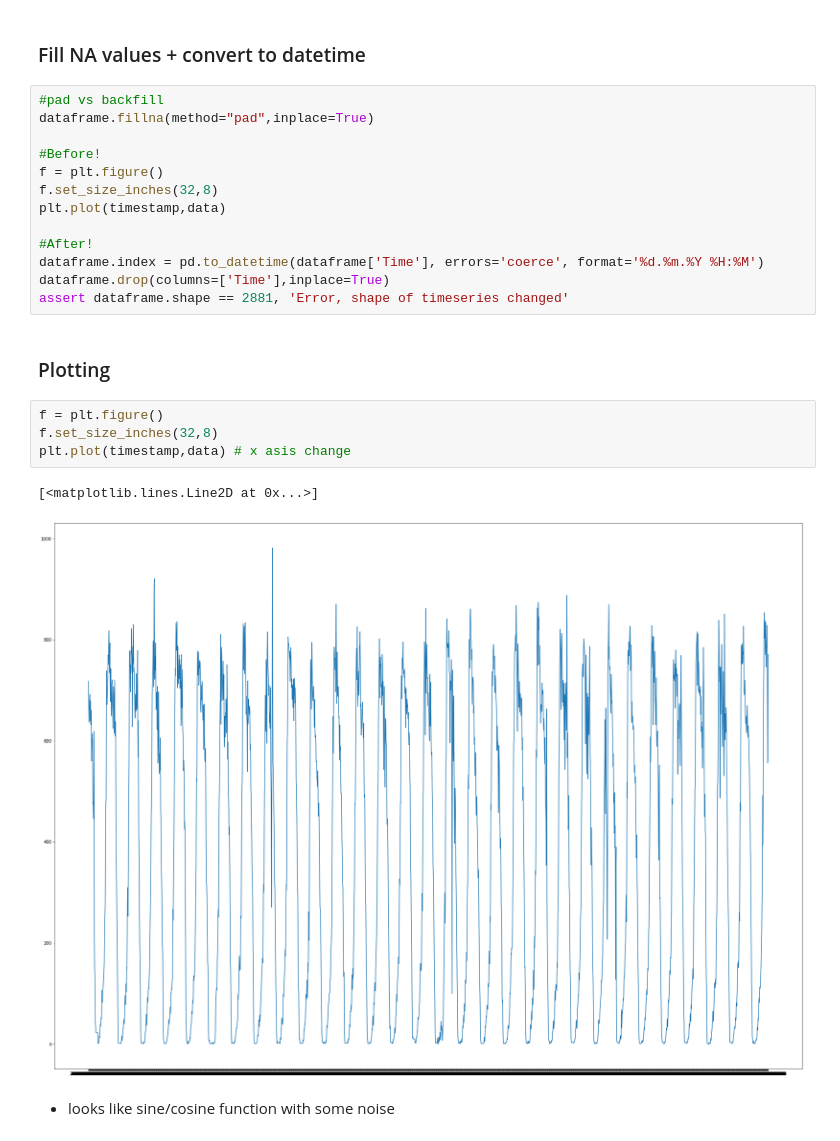
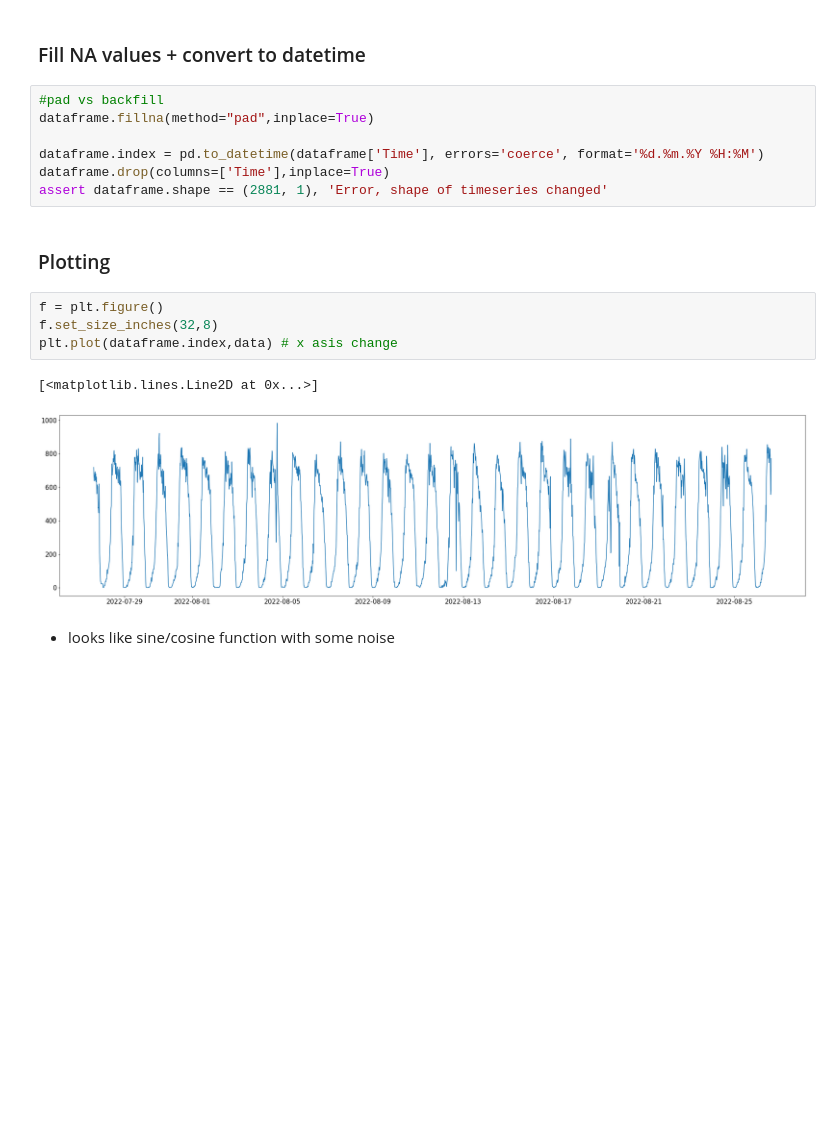
Before and after one commit to vladislav3112/time-series-exploration-testtask, a Jupyter notebook: metric_analysis.ipynb, the cells around one changed output. Drawn from its saved outputs; the diff is of its cells as text; blank space fills up the shorter version.

```diff
--- a/metric_analysis.ipynb
+++ b/metric_analysis.ipynb
@@ -54,24 +56,18 @@ Name: Что-то, dtype: float64
 #pad vs backfill
 dataframe.fillna(method="pad",inplace=True)
 
-#Before!
-f = plt.figure()
-f.set_size_inches(32,8)
-plt.plot(timestamp,data)
-
-#After!
 dataframe.index = pd.to_datetime(dataframe['Time'], errors='coerce', format='%d.%m.%Y %H:%M')
 dataframe.drop(columns=['Time'],inplace=True)
-assert dataframe.shape == 2881, 'Error, shape of timeseries changed'
+assert dataframe.shape == (2881, 1), 'Error, shape of timeseries changed'
 # %% [markdown]
 ### Plotting
 # %%
 f = plt.figure()
 f.set_size_inches(32,8)
-plt.plot(timestamp,data) # x asis change
+plt.plot(dataframe.index,data) # x asis change
 # %% [output]
 [<matplotlib.lines.Line2D at 0x...>]
-[figure, old version]
+[figure, new version]
 # %% [markdown]
 * looks like sine/cosine function with some noise
 # %% [markdown]
```
Also changed, not shown: parts of 22 cells of this notebook.
